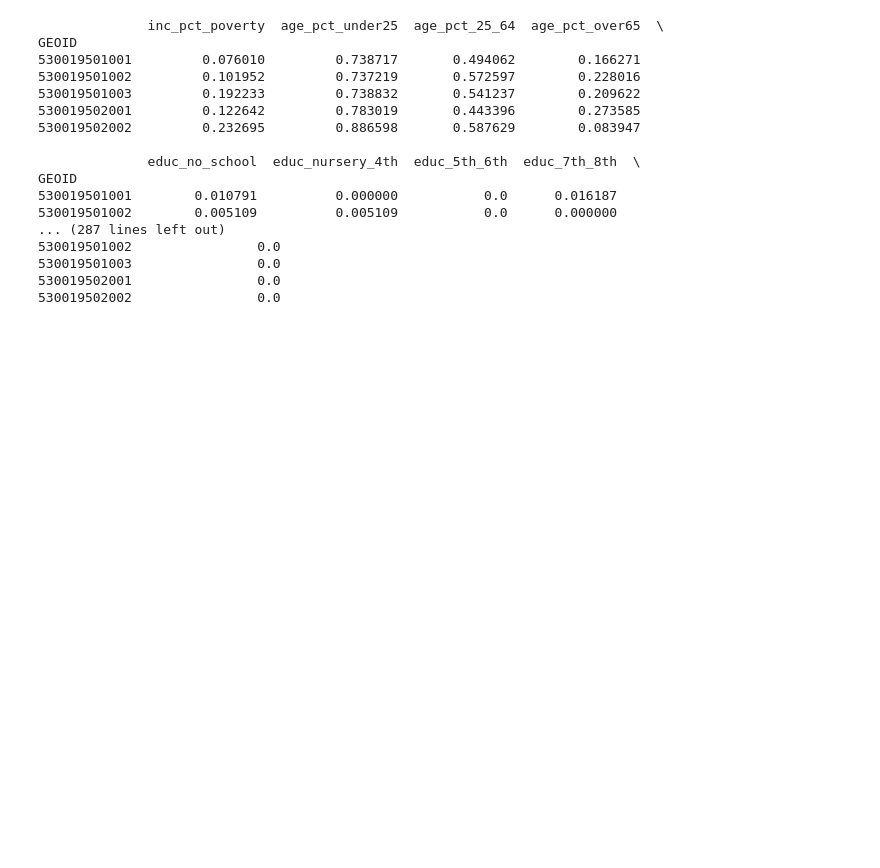
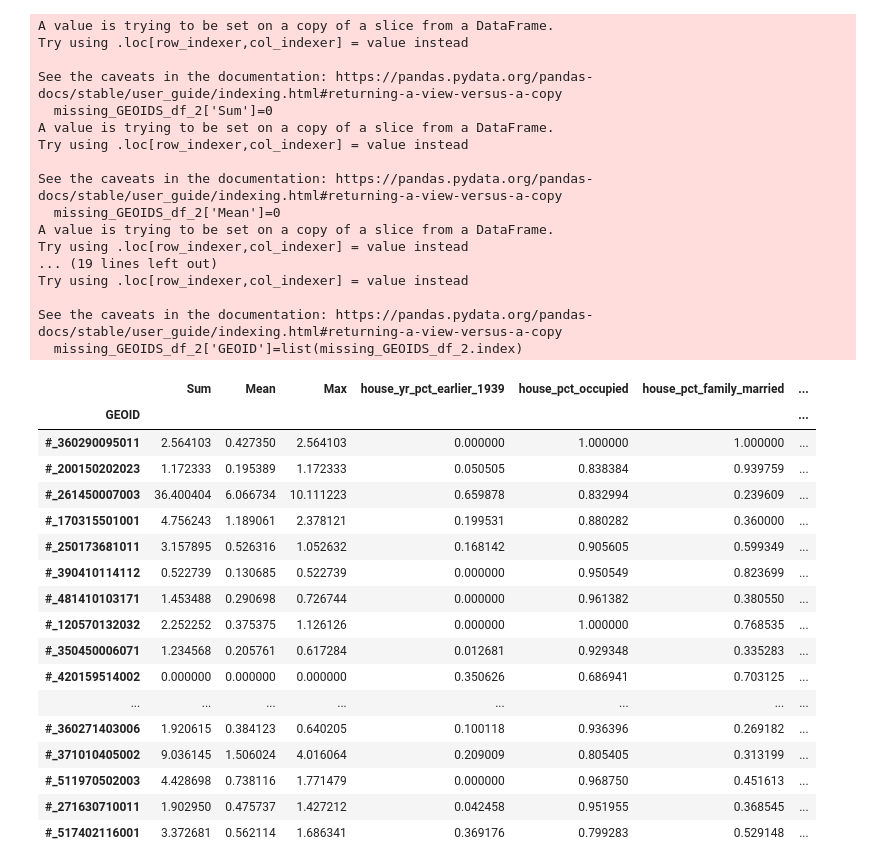
Before and after one commit to DataKind-DC/rcp2, a Jupyter notebook: Code/Models/NFIRS_Block_level.ipynb, the cells around one changed output. Drawn from its saved outputs; the diff is of its cells as text; code cells hidden in the pictures; blank space fills up the shorter version.

Commit message:
Propensity Model update

```diff
--- a/Code/Models/NFIRS_Block_level.ipynb
+++ b/Code/Models/NFIRS_Block_level.ipynb
@@ -301,13 +301,15 @@ def train_model(top10,fires, ACS = pd.DataFrame(), nyears = 4, modeltype='Logist
         from sklearn.tree import DecisionTreeClassifier
         model = BalancedBaggingClassifier(base_estimator=DecisionTreeClassifier(),
                                           n_estimators=80, sampling_strategy='auto',
-                                          random_state=0)
+                                          random_state=0,
+                                          n_jobs = -1)
 
     elif modeltype =='BalRF':
         from imblearn.ensemble import BalancedRandomForestClassifier
         model = BalancedRandomForestClassifier(n_estimators=80, sampling_strategy='auto',
                                                max_depth=10, random_state=0,
-                                              max_features=None, min_samples_leaf=40)
+                                              max_features=None, min_samples_leaf=40,
+                                              n_jobs = -1)
 
     elif modeltype =='Bagged':
         from sklearn.ensemble import BaggingClassifier
@@ -542,25 +544,49 @@ missing_GEOIDS_df_2['Predicted_Probs']=0
 missing_GEOIDS_df_2['GEOID']=list(missing_GEOIDS_df_2.index)
 
 New_Input=pd.concat([Input,missing_GEOIDS_df_2],ignore_index=False)
-New_Input.to_csv('PropensityBlockModel_2014_2016.csv', index=False)
+New_Input['GEOID']  = '#_' + New_Input['GEOID']
+New_Input.set_index('GEOID',inplace = True)
+
+New_Input.to_csv( data_path / 'PropensityBlockModel.csv')
 # %% [output]
-              inc_pct_poverty  age_pct_under25  age_pct_25_64  age_pct_over65  \
-GEOID
-530019501001         0.076010         0.738717       0.494062        0.166271
-530019501002         0.101952         0.737219       0.572597        0.228016
-530019501003         0.192233         0.738832       0.541237        0.209622
-530019502001         0.122642         0.783019       0.443396        0.273585
-530019502002         0.232695         0.886598       0.587629        0.083947
+A value is trying to be set on a copy of a slice from a DataFrame.
+Try using .loc[row_indexer,col_indexer] = value instead
 
-              educ_no_school  educ_nursery_4th  educ_5th_6th  educ_7th_8th  \
-GEOID
-530019501001        0.010791          0.000000           0.0      0.016187
-530019501002        0.005109          0.005109           0.0      0.000000
-... (287 lines left out)
-530019501002                0.0
-530019501003                0.0
-530019502001                0.0
-530019502002                0.0
+See the caveats in the documentation: https://pandas.pydata.org/pandas-docs/stable/user_guide/indexing.html#returning-a-view-versus-a-copy
+  missing_GEOIDS_df_2['Sum']=0
+A value is trying to be set on a copy of a slice from a DataFrame.
+Try using .loc[row_indexer,col_indexer] = value instead
+
+See the caveats in the documentation: https://pandas.pydata.org/pandas-docs/stable/user_guide/indexing.html#returning-a-view-versus-a-copy
+  missing_GEOIDS_df_2['Mean']=0
+A value is trying to be set on a copy of a slice from a DataFrame.
+Try using .loc[row_indexer,col_indexer] = value instead
+... (19 lines left out)
+Try using .loc[row_indexer,col_indexer] = value instead
+
+See the caveats in the documentation: https://pandas.pydata.org/pandas-docs/stable/user_guide/indexing.html#returning-a-view-versus-a-copy
+  missing_GEOIDS_df_2['GEOID']=list(missing_GEOIDS_df_2.index)
+# %%
+New_Input.sample(20)
+# %% [output]
+|  | Sum | Mean | Max | house_yr_pct_earlier_1939 | house_pct_occupied | house_pct_family_married | ... |
+| GEOID |  |  |  |  |  |  | ... |
+| #_360290095011 | 2.564103 | 0.427350 | 2.564103 | 0.000000 | 1.000000 | 1.000000 | ... |
+| #_200150202023 | 1.172333 | 0.195389 | 1.172333 | 0.050505 | 0.838384 | 0.939759 | ... |
+| #_261450007003 | 36.400404 | 6.066734 | 10.111223 | 0.659878 | 0.832994 | 0.239609 | ... |
+| #_170315501001 | 4.756243 | 1.189061 | 2.378121 | 0.199531 | 0.880282 | 0.360000 | ... |
+| #_250173681011 | 3.157895 | 0.526316 | 1.052632 | 0.168142 | 0.905605 | 0.599349 | ... |
+| #_390410114112 | 0.522739 | 0.130685 | 0.522739 | 0.000000 | 0.950549 | 0.823699 | ... |
+| #_481410103171 | 1.453488 | 0.290698 | 0.726744 | 0.000000 | 0.961382 | 0.380550 | ... |
+| #_120570132032 | 2.252252 | 0.375375 | 1.126126 | 0.000000 | 1.000000 | 0.768535 | ... |
+| #_350450006071 | 1.234568 | 0.205761 | 0.617284 | 0.012681 | 0.929348 | 0.335283 | ... |
+| #_420159514002 | 0.000000 | 0.000000 | 0.000000 | 0.350626 | 0.686941 | 0.703125 | ... |
+| ... | ... | ... | ... | ... | ... | ... | ... |
+| #_360271403006 | 1.920615 | 0.384123 | 0.640205 | 0.100118 | 0.936396 | 0.269182 | ... |
+| #_371010405002 | 9.036145 | 1.506024 | 4.016064 | 0.209009 | 0.805405 | 0.313199 | ... |
+| #_511970502003 | 4.428698 | 0.738116 | 1.771479 | 0.000000 | 0.968750 | 0.451613 | ... |
+| #_271630710011 | 1.902950 | 0.475737 | 1.427212 | 0.042458 | 0.951955 | 0.368545 | ... |
+| #_517402116001 | 3.372681 | 0.562114 | 1.686341 | 0.369176 | 0.799283 | 0.529148 | ... |
 # %%
 # Function to visualize relative feature importance for trained Logistic Regression models
 def plot_LR_feat_importance(model):
```
Also changed, not shown: parts of 9 cells of this notebook, 1 other file.
